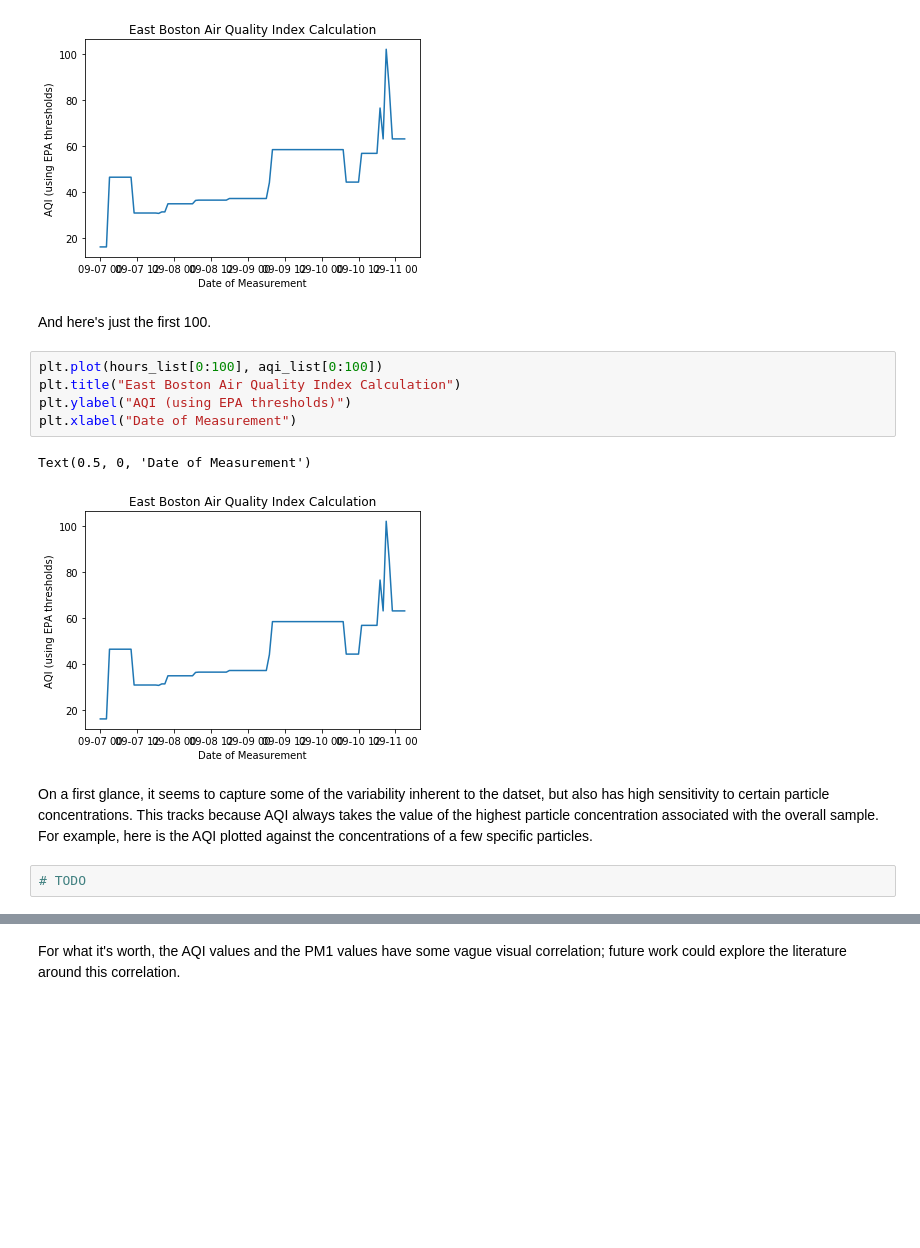
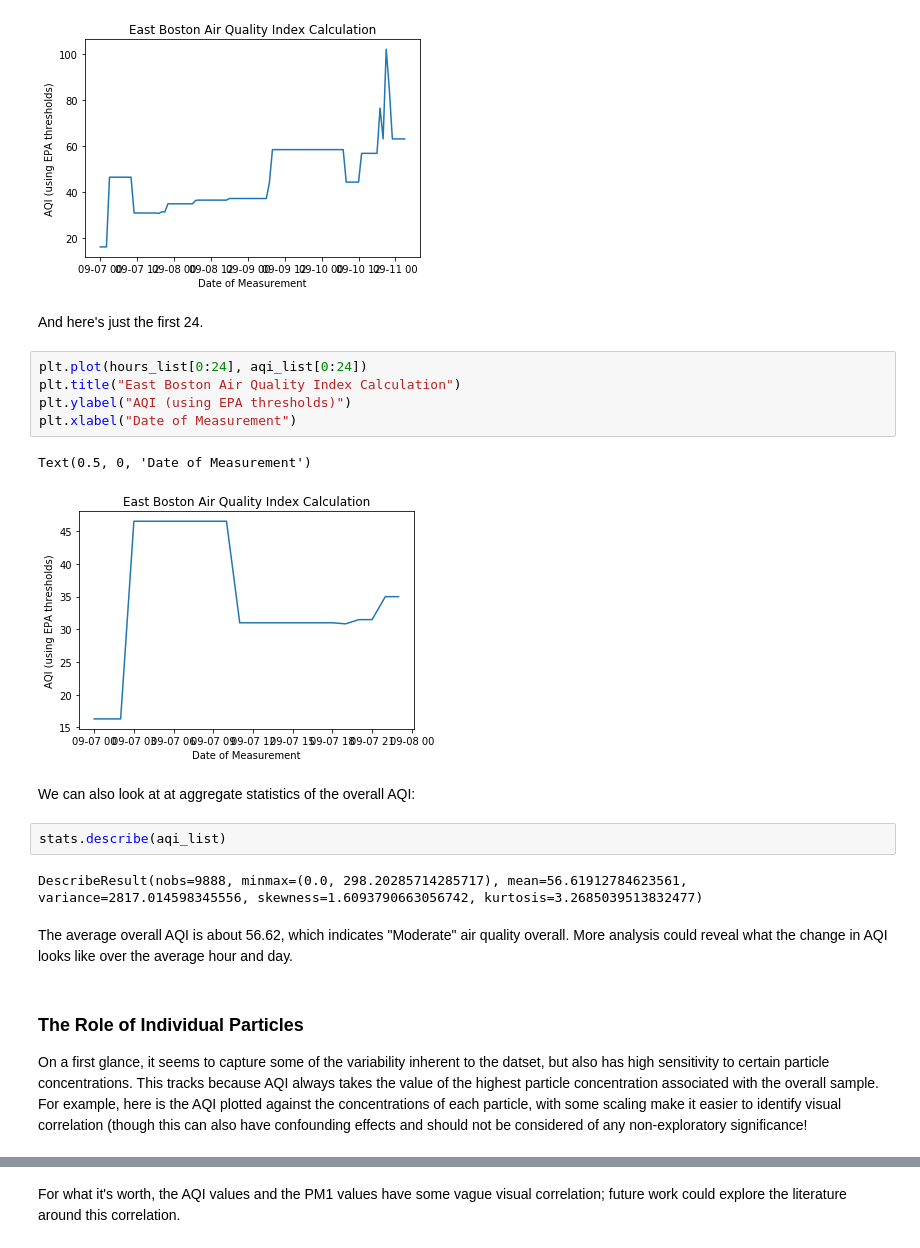
Before and after one commit to airpartners/data-analysis, a Jupyter notebook: aqi-analysis.ipynb, the cells around one changed output, grey strips where cells are left out. Saved outputs shown, nothing was run; the diff lists cells and outputs as text; blank space fills up the shorter version.

Commit message:
added moe aqi plots and mentions of future work

```diff
--- a/aqi-analysis.ipynb
+++ b/aqi-analysis.ipynb
@@ -186,16 +189,23 @@ plt.xlabel("Date of Measurement")
 Text(0.5, 0, 'Date of Measurement')
 [figure]
 # %% [markdown]
-And here's just the first 100.
+And here's just the first 24.
 # %%
-plt.plot(hours_list[0:100], aqi_list[0:100])
+plt.plot(hours_list[0:24], aqi_list[0:24])
 plt.title("East Boston Air Quality Index Calculation")
 plt.ylabel("AQI (using EPA thresholds)")
 plt.xlabel("Date of Measurement")
 # %% [output]
 Text(0.5, 0, 'Date of Measurement')
-[figure, old version]
+[figure, new version]
+# %% [markdown]
+We can also look at at aggregate statistics of the overall AQI:
+# %%
+stats.describe(aqi_list)
+# %% [output]
+DescribeResult(nobs=9888, minmax=(0.0, 298.20285714285717), mean=56.61912784623561, variance=2817.014598345556, skewness=1.6093790663056742, kurtosis=3.2685039513832477)
+# %% [markdown]
+The average overall AQI is about 56.62, which indicates "Moderate" air quality overall. More analysis could reveal what the change in AQI looks like over the average hour and day.
 # %% [markdown]
-On a first glance, it seems to capture some of the variability inherent to the datset, but also has high sensitivity to certain particle concentrations. This tracks because AQI always takes the value of the highest particle concentration associated with the overall sample. For example, here is the AQI plotted against the concentrations of a few specific particles.
+### The Role of Individual Particles
+On a first glance, it seems to capture some of the variability inherent to the datset, but also has high sensitivity to certain particle concentrations. This tracks because AQI always takes the value of the highest particle concentration associated with the overall sample. For example, here is the AQI plotted against the concentrations of each particle, with some scaling make it easier to identify visual correlation (though this can also have confounding effects and should not be considered of any non-exploratory significance!
-# %%
-# TODO
```
Also changed, not shown: parts of 12 cells of this notebook.
